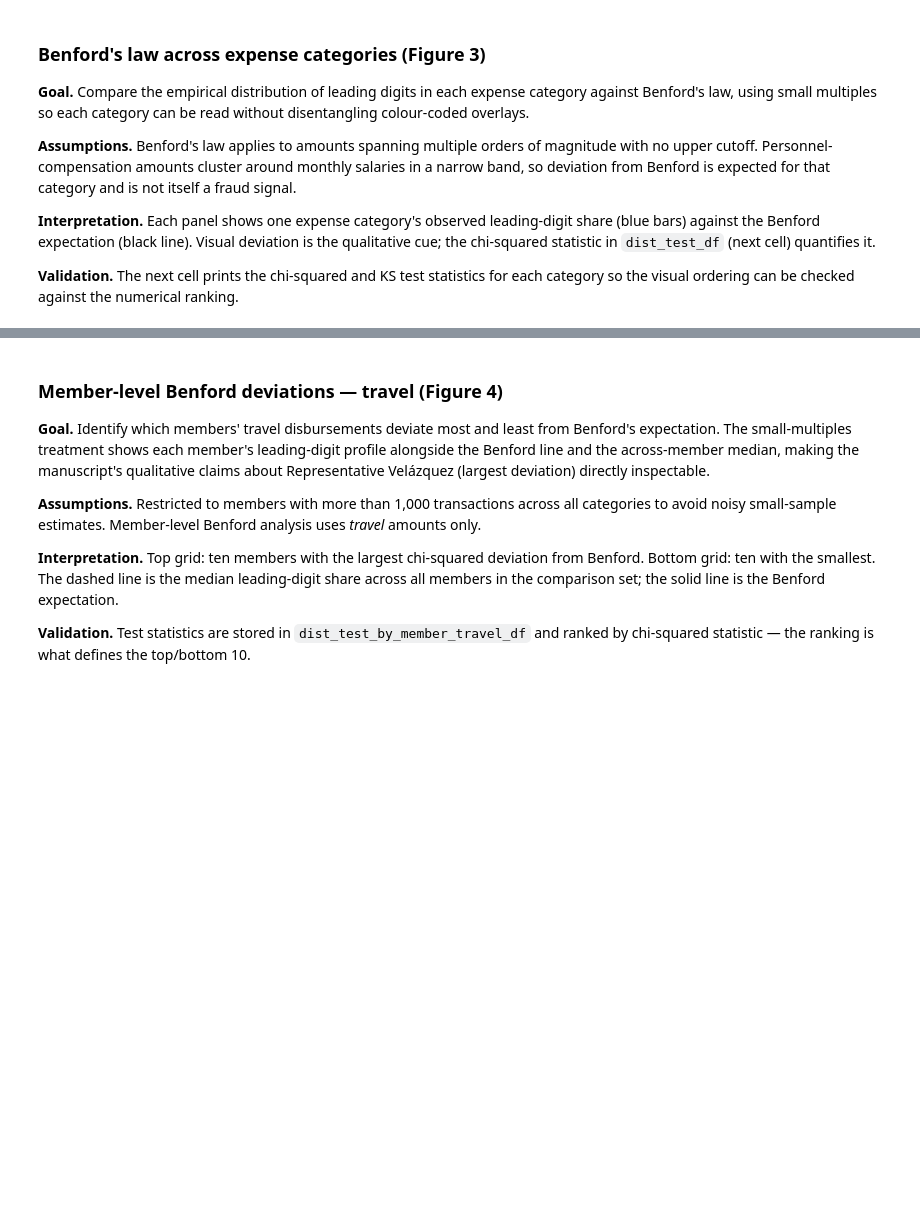
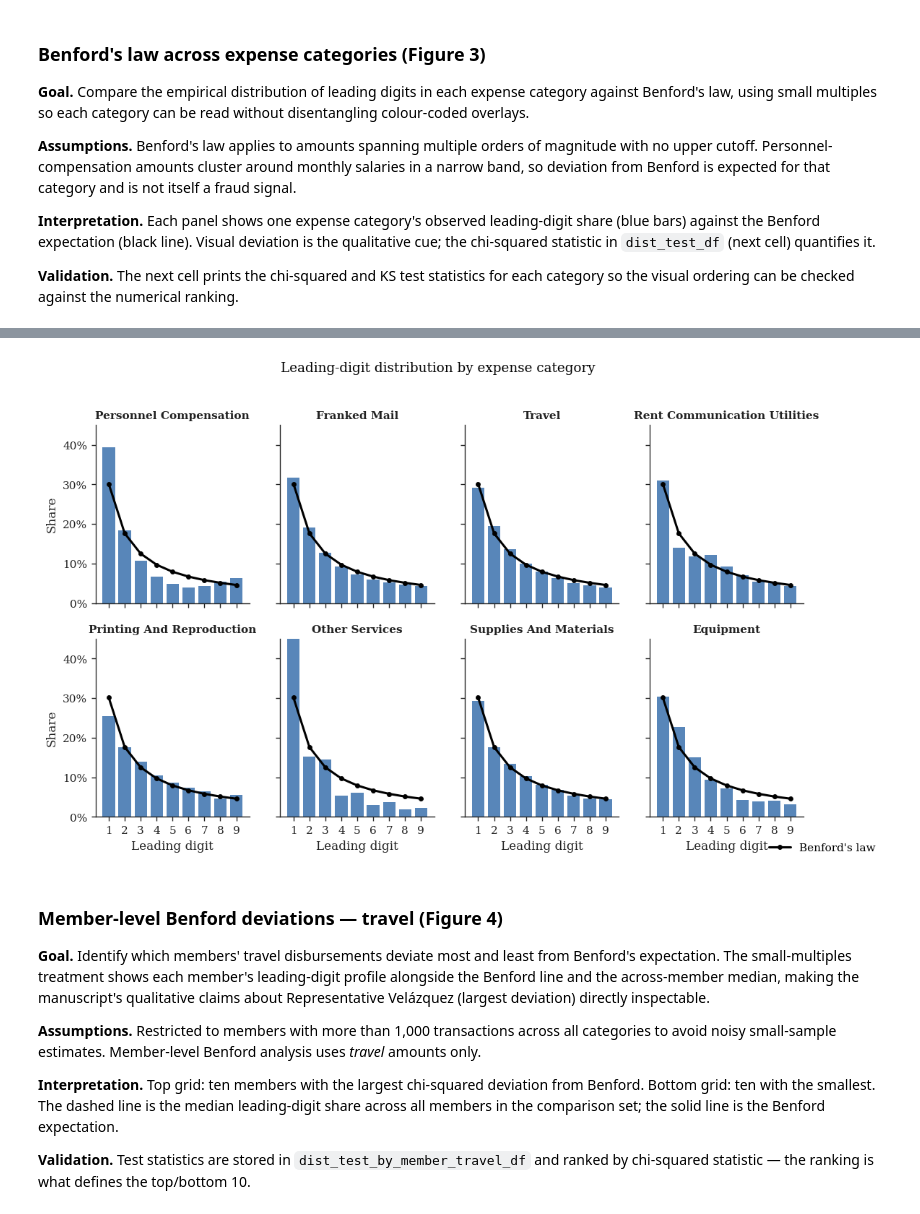
Before and after one commit to brianckeegan/exploratory-data-auditing, a Jupyter notebook: analysis_v3.ipynb, the cells around one changed output, grey strips where cells are left out. Drawn from its saved outputs; the diff is of its cells as text; code cells hidden in the pictures; blank space fills up the shorter version.

```diff
--- a/analysis_v3.ipynb
+++ b/analysis_v3.ipynb
@@ -567,39 +626,41 @@ n_rows = int(np.ceil(n_cats / n_cols))
 f, axs = plt.subplots(
     n_rows, n_cols,
     figsize=(11.5, 3.2 * n_rows),
-    sharex=True, sharey=True,
+    sharex=False, sharey=True,
 )
 axs = np.array(axs).flatten()
 
 for i, _cat in enumerate(categories):
     ax = axs[i]
     ax.bar(
         range(9), leading_digit_dist_by_cat_norm_df[_cat].values,
         color=PALETTE['bar'], width=0.78, alpha=0.92,
     )
     ax.plot(
         range(9), benfords_s.values,
         color=PALETTE['benford'], lw=2.0, marker='o', markersize=4,
         label="Benford's law", zorder=10,
     )
     ax.set_title(_cat.title(), fontsize=10)
     ax.set_xticks(range(9))
     ax.set_xticklabels(range(1, 10))
     ax.set_ylim((0, 0.45))
     ax.yaxis.set_major_formatter(mtick.PercentFormatter(1, decimals=0))
     if i % n_cols == 0:
         ax.set_ylabel('Share')
     if i >= n_cats - n_cols:
         ax.set_xlabel('Leading digit')
 
 for j in range(n_cats, len(axs)):
     axs[j].axis('off')
 
 handles, labels = axs[0].get_legend_handles_labels()
 f.legend(handles, labels, loc='lower right',
          bbox_to_anchor=(0.99, 0.02), fontsize=10)
 f.suptitle("Leading-digit distribution by expense category", fontsize=12, y=1.005)
-f.savefig('benford_all_cat.png')
+f.savefig('images/benford_all_cat.png')
+# %% [output]
+[figure, added]
 # %% [markdown]
 ### Member-level Benford deviations — travel (Figure 4)
 
```
Also changed, not shown: parts of 40 cells of this notebook, 1 other file.
